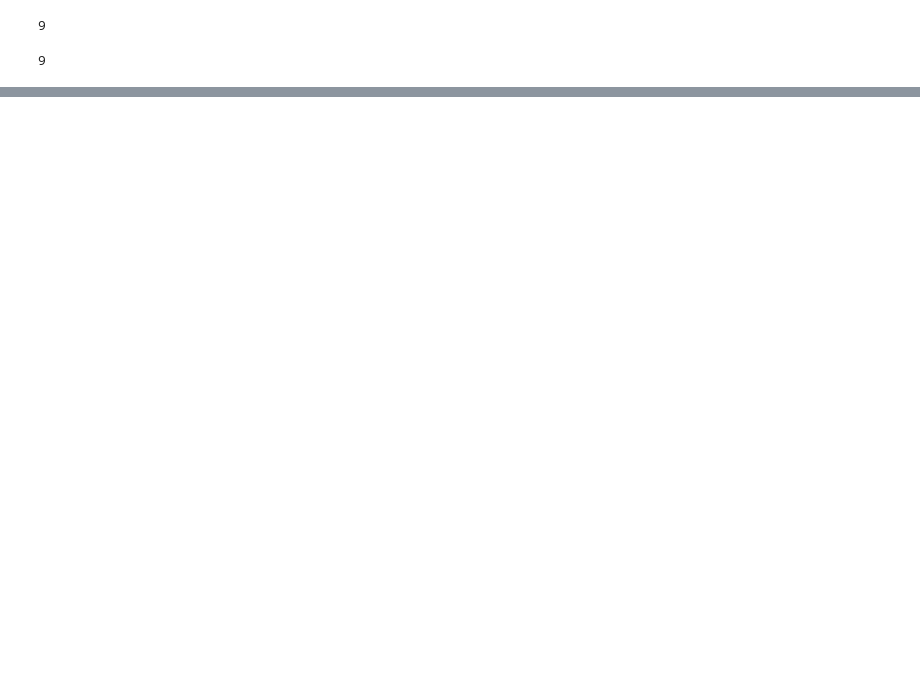
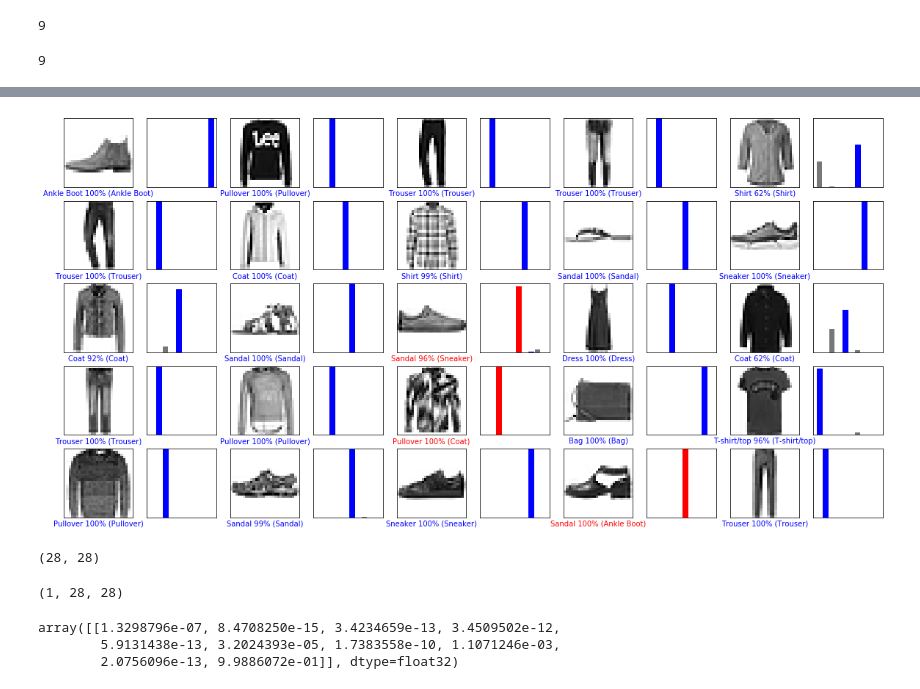
Before and after one commit to duttapratikcsc/ImageClassification, a Jupyter notebook: FashionMNist.ipynb, the cells around one changed output, grey strips where cells are left out. Drawn from its saved outputs; the diff is of its cells as text; code cells hidden in the pictures; blank space fills up the shorter version.

```diff
--- a/FashionMNist.ipynb
+++ b/FashionMNist.ipynb
@@ -134,0 +144,31 @@ def plot_image(i, prediction_array, true_label, img):
+# %%
+num_rows = 5
+num_cols = 5
+num_images = num_rows*num_cols
+plt.figure(figsize=(2*2*num_cols, 2*num_rows))
+for i in range(num_images):
+  plt.subplot(num_rows, 2*num_cols, 2*i+1)
+  plot_image(i, predictions, test_labels, test_images)
+  plt.subplot(num_rows, 2*num_cols, 2*i+2)
+  plot_value_array(i, predictions, test_labels)
+plt.show()
+# %% [output]
+[figure, added]
+# %%
+img = test_images[0]
+
+print(img.shape)
+# %% [output]
+(28, 28)
+# %%
+img = np.expand_dims(img,0)
+print(img.shape)
+# %% [output]
+(1, 28, 28)
+# %%
+prediction_single = model.predict(img)
+prediction_single
+# %% [output]
+array([[1.3298796e-07, 8.4708250e-15, 3.4234659e-13, 3.4509502e-12,
+        5.9131438e-13, 3.2024393e-05, 1.7383558e-10, 1.1071246e-03,
+        2.0756096e-13, 9.9886072e-01]], dtype=float32)
```
Also changed, not shown: parts of 13 cells of this notebook.
